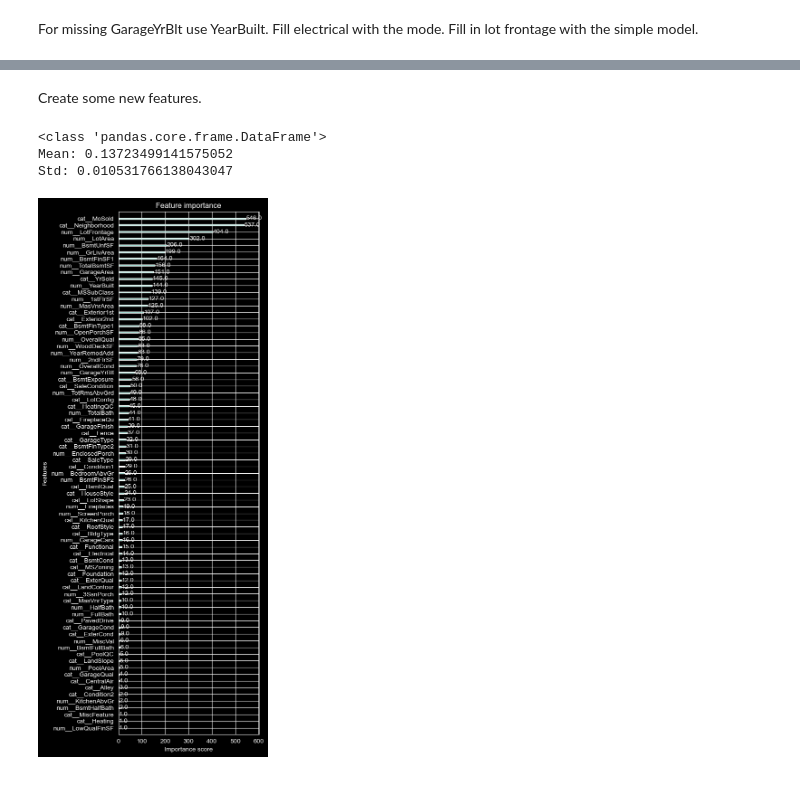
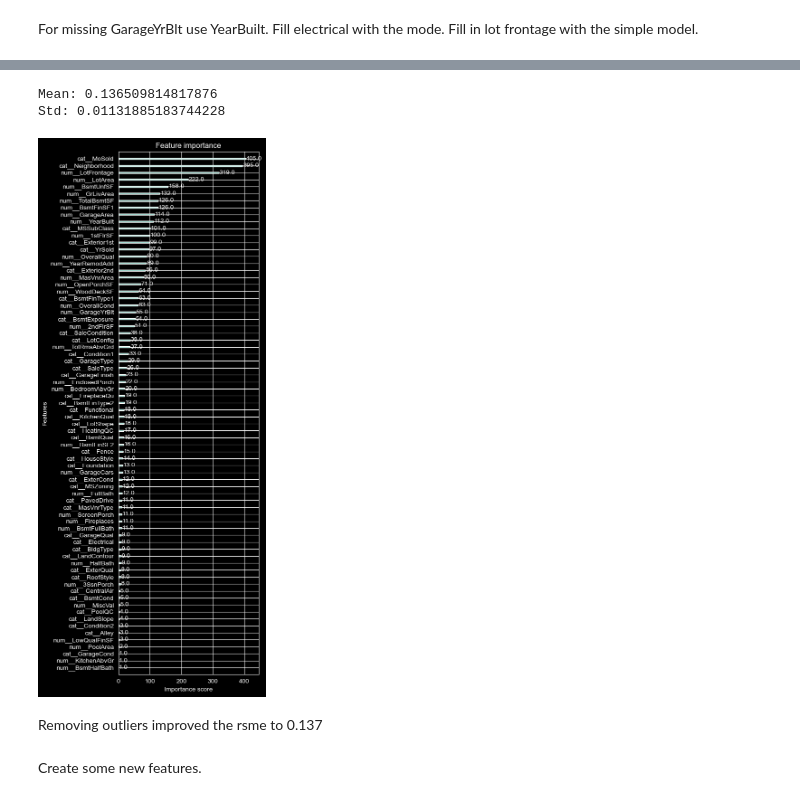
Before and after one commit to robertghennessy/Kaggle-House-Price-Prediction, a Jupyter notebook: Kaggle - Home Prices Regression.ipynb, the cells around one changed output, grey strips where cells are left out. Saved outputs shown, nothing was run; the diff lists cells and outputs as text; code cells hidden in the pictures.

```diff
--- a/Kaggle - Home Prices Regression.ipynb
+++ b/Kaggle - Home Prices Regression.ipynb
@@ -553,3 +721,17 @@ Function to describe the numerical columns. Description countains the count, mea
+# %%
+X_masked[cat_cols_imputed] = X_masked[cat_cols_imputed].astype(str).astype('category')
+
+predictions = run_xgb(X_masked,
+                      y_masked,
+                      test_imputed,
+                      default_xgb_params)
+create_submission(predictions)
+# %% [output]
+Mean: 0.136509814817876
+Std: 0.01131885183744228
+[figure, added]
+# %% [markdown]
+Removing outliers improved the rsme to 0.137
 # %% [markdown]
 Create some new features.
 # %%
@@ -559,49 +744,0 @@ test_preprocessed['num__TotalBath'] = test_preprocessed['num__BsmtFullBath'] + 0
-# %%
-cat_cols_preprocessed = [x for x in X_preprocessed.columns if(x.startswith('cat__'))]
-num_cols_preprocessed = [x for x in X_preprocessed.columns if(x.startswith('num__'))]
-
-X = X_preprocessed
-y = np.log(train_df_masked['SalePrice'])
-
-print(type(X))
-
-X[cat_cols_preprocessed] = X[cat_cols_preprocessed].astype('category')
-test_preprocessed[cat_cols_preprocessed] = test_preprocessed[cat_cols_preprocessed].astype('category')
-X_train, X_test, y_train, y_test = train_test_split(X, y, random_state=RANDOM_STATE)
-
-params = {
-    "objective": "reg:squarederror",
-    "seed": RANDOM_STATE,
-    'enable_categorical': True,
-    'early_stopping': 20,
-    'n_estimators': 1000,
-    'eval_metric': 'rmse'
-}
-
-
-cv = KFold(n_splits=5, shuffle=True, random_state=RANDOM_STATE)
-rsme_vals = []
-test_preds = []
-for train_idx, valid_idx in cv.split(X, y):
-    model = xgb.XGBRegressor(**params)
-    model.fit(
-        X.iloc[train_idx], y.iloc[train_idx],
-        eval_set=[(X.iloc[valid_idx], y.iloc[valid_idx])],
-        verbose=False
-    )
-    preds = model.predict(X.iloc[valid_idx])
-    rsme_vals.append(np.sqrt(mean_squared_error(y.iloc[valid_idx], preds)))
-    prediction = model.predict(test_preprocessed)
-    test_preds.append(prediction)
-print("Mean:", np.mean(rsme_vals))
-print("Std:", np.std(rsme_vals))
-
-
-fig, ax = plt.subplots(figsize=(4, 15))
-xgb.plot_importance(model, ax=ax)
-plt.show()
-# %% [output]
-<class 'pandas.core.frame.DataFrame'>
-Mean: 0.13723499141575052
-Std: 0.010531766138043047
-[figure, removed]
```
Also changed, not shown: parts of 59 cells of this notebook, 1 other file.
